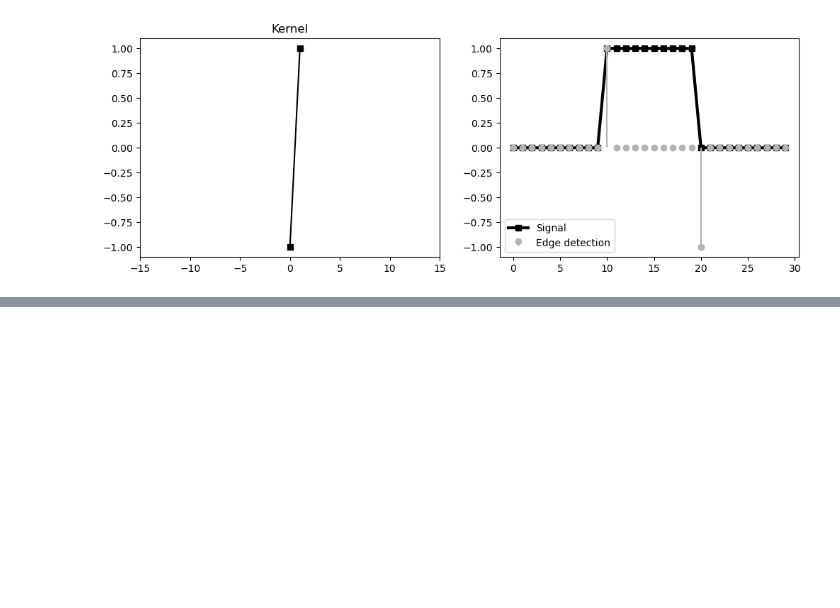
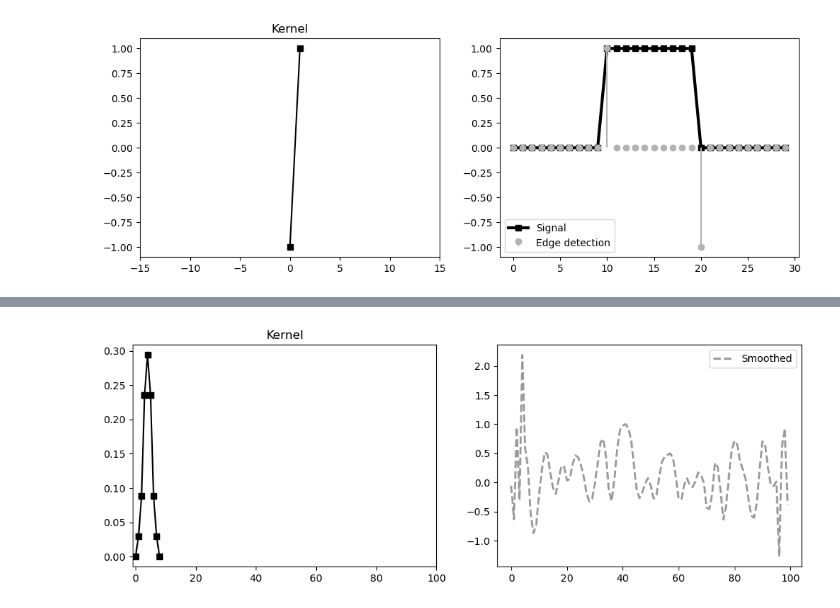
Before and after one commit to refigo/mathematics-vault, a Jupyter notebook: Linear_Algebra/linarg4ds/ch04/ch04_vector_applications.ipynb, the cells around one changed output, grey strips where cells are left out. Saved outputs shown, nothing was run; the diff lists cells and outputs as text; code cells hidden in the pictures; blank space fills up the shorter version.

```diff
--- a/Linear_Algebra/linarg4ds/ch04/ch04_vector_applications.ipynb
+++ b/Linear_Algebra/linarg4ds/ch04/ch04_vector_applications.ipynb
@@ -330,0 +361,24 @@ plt.show()
+# %%
+
+# make a copy of the signal for filtering
+filtsig = timeseries.copy()
+
+# loop over the signal time points
+for t in range(halfKrn+1,Nsignal-halfKrn):
+  filtsig[t] = np.dot(kernel,timeseries[t-halfKrn-1:t+halfKrn])
+
+
+# and plot
+_,axs = plt.subplots(1,2,figsize=(12,4))
+axs[0].plot(kernel,'ks-')
+axs[0].set_title('Kernel')
+axs[0].set_xlim([-1,Nsignal])
+
+# axs[1].plot(timeseries,color='k',label='Original',linewidth=1)
+axs[1].plot(filtsig,'--',color=[.6,.6,.6],label='Smoothed',linewidth=2)
+axs[1].legend()
+
+# plt.savefig('Figure_04_06c.png',dpi=300)
+plt.show()
+# %% [output]
+[figure, added]
```
Also changed, not shown: parts of 7 cells of this notebook.
